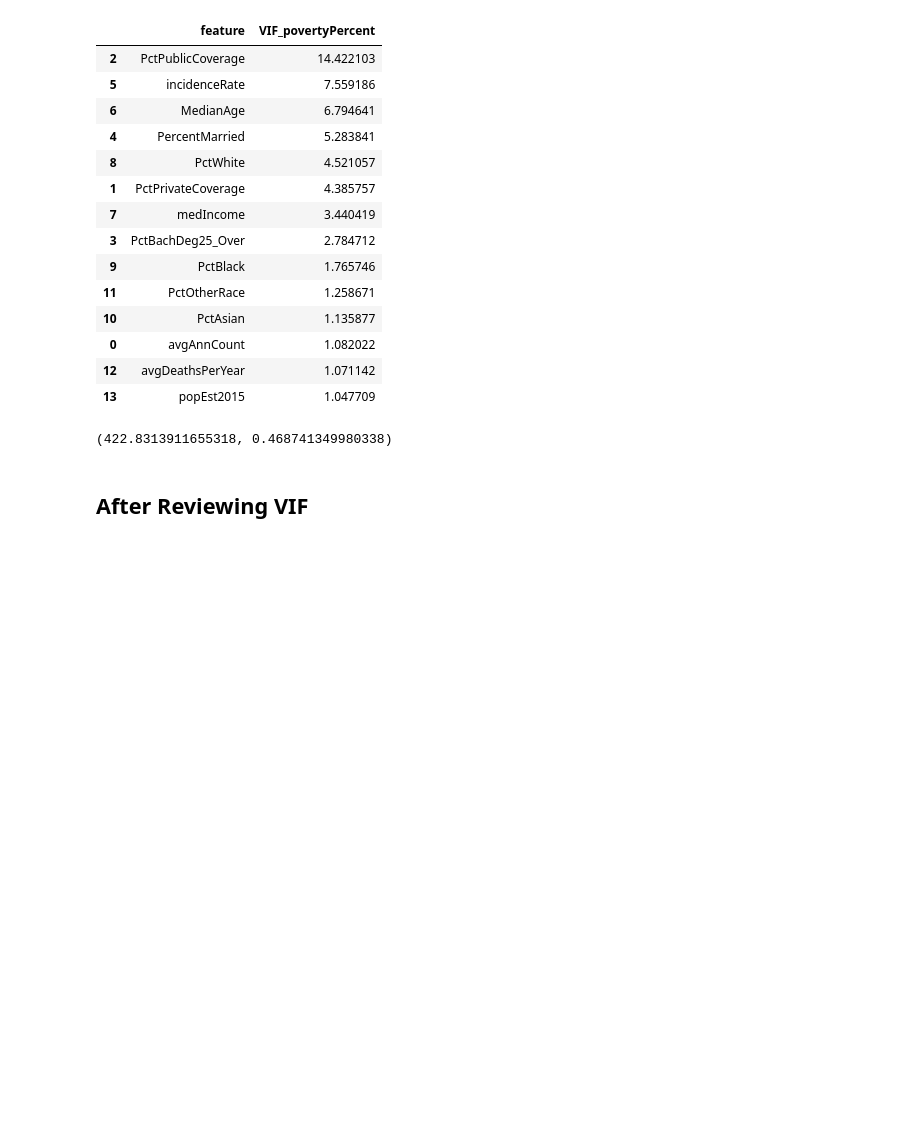
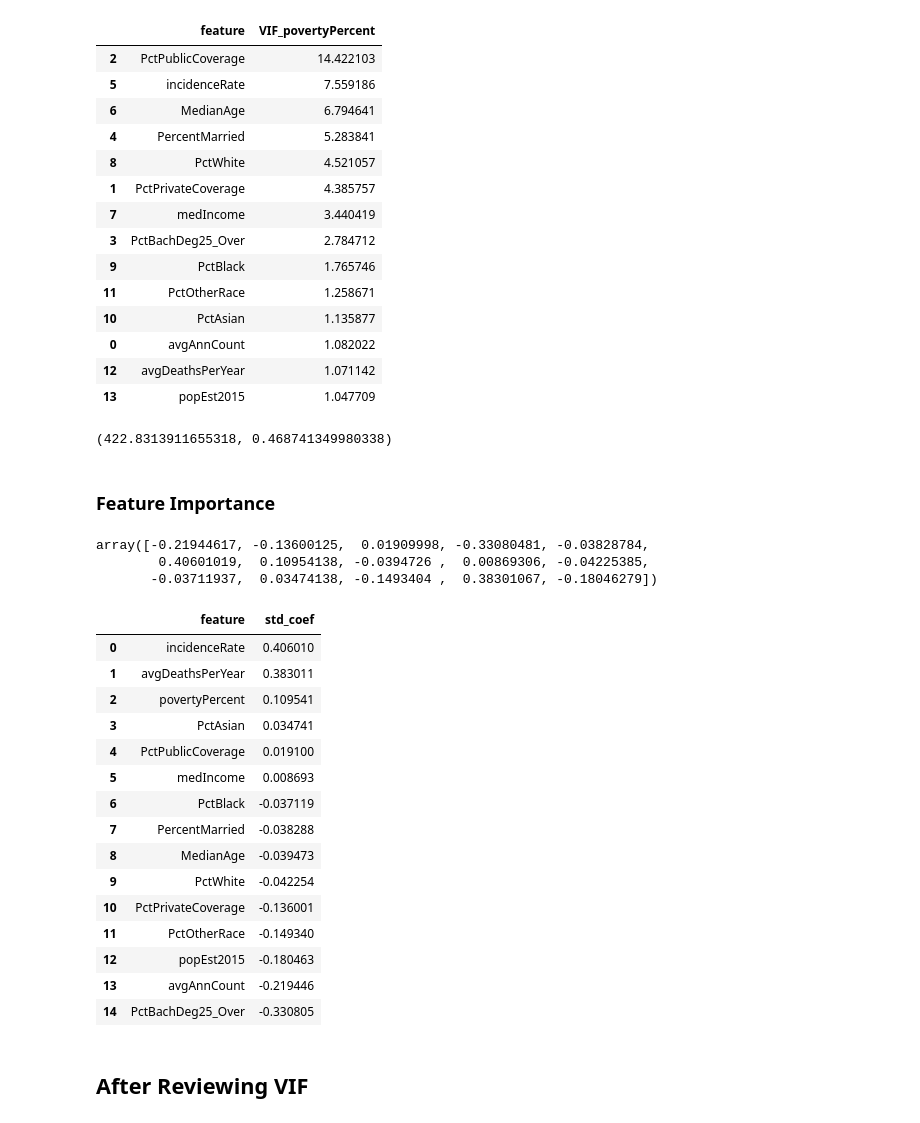
Before and after one commit to HeyLucasLeao/ols-regression-challenge, a Jupyter notebook: eda.ipynb, the cells around one changed output. Cells and saved outputs as stored; diff of their text form; code cells hidden in the pictures; blank space fills up the shorter version.

Commit message:
✨ add standardize coeff

```diff
--- a/eda.ipynb
+++ b/eda.ipynb
@@ -244,6 +244,49 @@ r2 = r2_score(y_test, y_pred)
 mse, r2
 # %% [output]
 (422.8313911655318, 0.468741349980338)
+# %% [markdown]
+### Feature Importance
+# %%
+def standardize_coefficients(model: LinearRegression, df_train: pd.DataFrame):
+    """
+    Standardize the coefficients of the model based on the standard deviation of the features and target.
+    """
+    std_coef = np.zeros(len(model.coef_))
+    for i in range(len(model.feature_names_in_)):
+        std_coef[i] = model.coef_[i] * df_train[model.feature_names_in_[i]].std() / df_train['TARGET_deathRate'].std()
+    return std_coef
+# %%
+standardize_coefficients(model, df_train)
+# %% [output]
+array([-0.21944617, -0.13600125,  0.01909998, -0.33080481, -0.03828784,
+        0.40601019,  0.10954138, -0.0394726 ,  0.00869306, -0.04225385,
+       -0.03711937,  0.03474138, -0.1493404 ,  0.38301067, -0.18046279])
+# %%
+model.feature_importance_ = standardize_coefficients(model, df_train)
+# %%
+feature_importance = pd.DataFrame({
+    'feature': model.feature_names_in_,
+    'std_coef': model.feature_importance_
+}).sort_values(by='std_coef', ascending=False).reset_index(drop=True)
+# %%
+feature_importance
+# %% [output]
+|  | feature | std_coef |
+| 0 | incidenceRate | 0.406010 |
+| 1 | avgDeathsPerYear | 0.383011 |
+| 2 | povertyPercent | 0.109541 |
+| 3 | PctAsian | 0.034741 |
+| 4 | PctPublicCoverage | 0.019100 |
+| 5 | medIncome | 0.008693 |
+| 6 | PctBlack | -0.037119 |
+| 7 | PercentMarried | -0.038288 |
+| 8 | MedianAge | -0.039473 |
+| 9 | PctWhite | -0.042254 |
+| 10 | PctPrivateCoverage | -0.136001 |
+| 11 | PctOtherRace | -0.149340 |
+| 12 | popEst2015 | -0.180463 |
+| 13 | avgAnnCount | -0.219446 |
+| 14 | PctBachDeg25_Over | -0.330805 |
 # %% [markdown]
 ## After Reviewing VIF
 # %%
```
Also changed, not shown: parts of 2 cells of this notebook.
